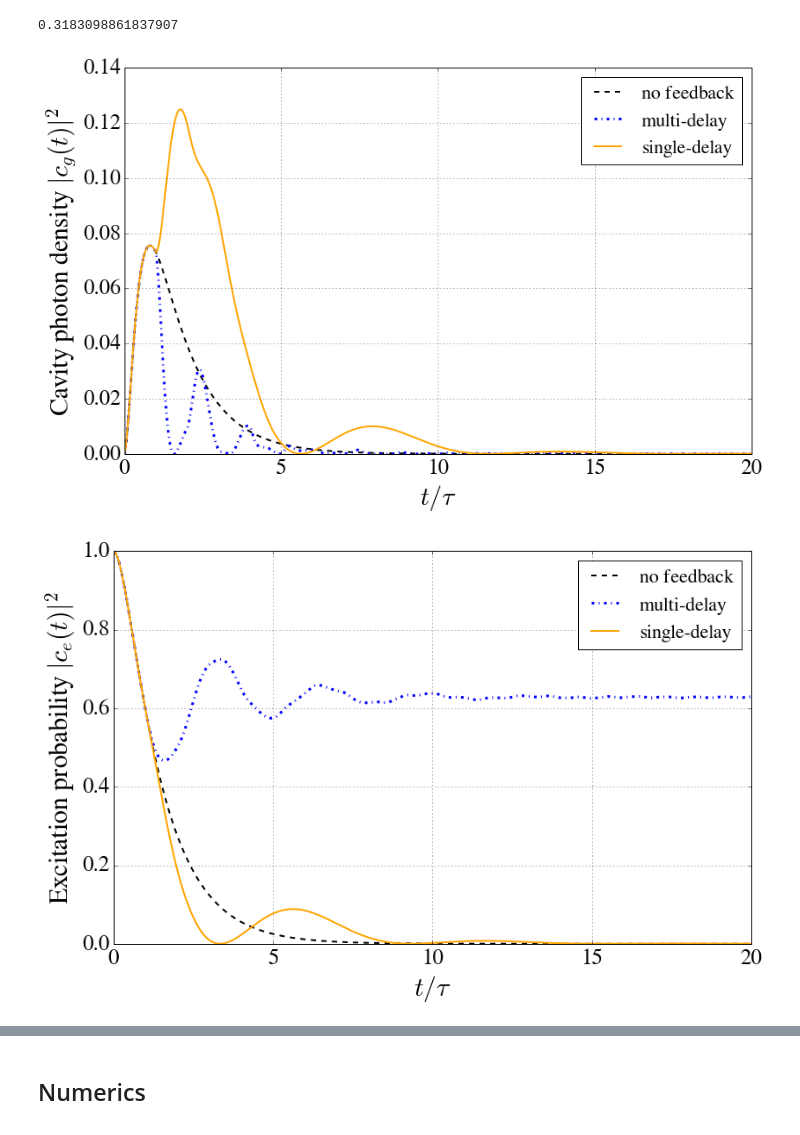
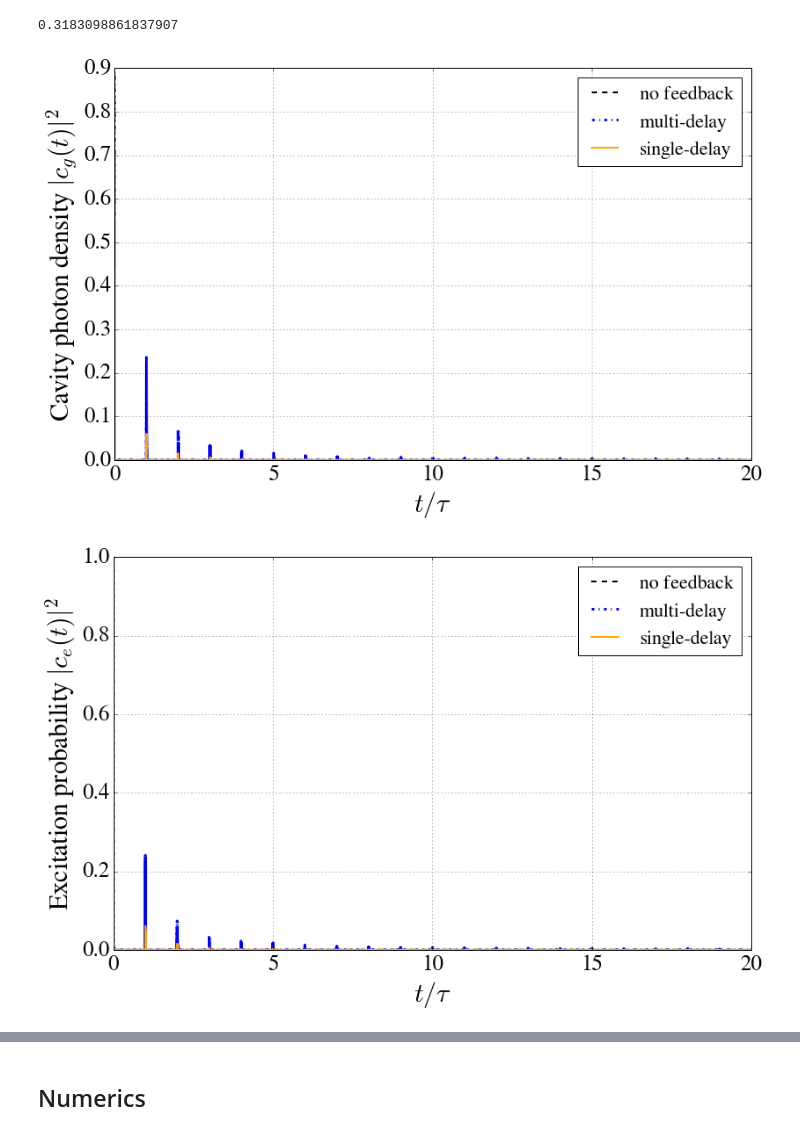
Before and after one commit to nemetniki/with-Andreas, a Jupyter notebook: CQED_standingwave.ipynb, the cells around one changed output, grey strips where cells are left out. Cells and saved outputs as stored; diff of their text form; code cells hidden in the pictures.

```diff
--- a/CQED_standingwave.ipynb
+++ b/CQED_standingwave.ipynb
@@ -48,17 +48,17 @@ from pydelay import dde23
 # %%
 eqnsST1 = {
     'ce:c' : '(ii*gam)*cg',
-    'cg:c' : '(ii*gam)*ce - 2*kap*(cg-cg(t-tau)*heavi(t-tau))-kap1*cg'
+    'cg:c' : '(ii*gam)*ce - 2*kap*(cg-cg(t-tau)*heavi(t-tau))- kap1*cg'
     }
 
 eqnsSTnofb = {
     'ce:c' : '(ii*gam)*cg',
-    'cg:c' : '(ii*gam)*ce - 2*kap*cg-kap1*cg'
+    'cg:c' : '(ii*gam)*ce - 2*kap*cg- kap1*cg'
     }
 
 eqnsSTmany = {
     'ce:c' : '(ii*gam)*cg',
-    'cg:c' : '(ii*gam)*ce -kap1*cg- kap*4*(0.5*cg+cg(t-tau)*heavi(t-tau)+cg(t-2*tau)*heavi(t-2*tau)\
+    'cg:c' : '(ii*gam)*ce - kap1*cg - kap*4*(0.5*cg+cg(t-tau)*heavi(t-tau)+cg(t-2*tau)*heavi(t-2*tau)\
     +cg(t-3*tau)*heavi(t-3*tau)+cg(t-4*tau)*heavi(t-4*tau)+cg(t-5*tau)*heavi(t-5*tau)\
     +cg(t-6*tau)*heavi(t-6*tau)+cg(t-7*tau)*heavi(t-7*tau)+cg(t-8*tau)*heavi(t-8*tau)\
     +cg(t-9*tau)*heavi(t-9*tau)+cg(t-10*tau)*heavi(t-10*tau)+cg(t-11*tau)*heavi(t-11*tau)\
@@ -68,9 +68,9 @@ eqnsSTmany = {
     }
 
 paramsST = {
-            'gam' : 1.,
+            'gam' : 40.,
             'kap' : 1.,
-            'tau' : np.pi/3.,
+            'tau' : 100.*np.pi,
             'kap1': 1.
                         }
 
@@ -84,11 +84,11 @@ double heavi(double t) {
 """
 
 ddeST1 = dde23(eqns=eqnsST1, params=paramsST, supportcode=mycode)
-ddeST1.set_sim_params(tfinal=20*paramsST['tau'], dtmax=.01)
+ddeST1.set_sim_params(tfinal=20*paramsST['tau'], dtmax=.001)
 ddeSTnofb = dde23(eqns=eqnsSTnofb, params=paramsST, supportcode=mycode)
-ddeSTnofb.set_sim_params(tfinal=20*paramsST['tau'], dtmax=.01)
+ddeSTnofb.set_sim_params(tfinal=20*paramsST['tau'], dtmax=.001)
 ddeSTmany = dde23(eqns=eqnsSTmany, params=paramsST, supportcode=mycode)
-ddeSTmany.set_sim_params(tfinal=20*paramsST['tau'], dtmax=.01)
+ddeSTmany.set_sim_params(tfinal=20*paramsST['tau'], dtmax=.001)
 # %%
 histfuncST = { 'ce': lambda t: 1,
              'cg': lambda t: 0
@@ -107,15 +107,15 @@ mpl.rc('font',family='FreeSerif')
 mpl.rc('xtick',labelsize=25)
 mpl.rc('ytick',labelsize=25)
 
-sol1 = ddeST1.sample(0,20*paramsST['tau'],.01)
+sol1 = ddeST1.sample(0,20*paramsST['tau'],.001)
 tST1  = sol1['t']/paramsST['tau']
 ceST1 = sol1['ce']
 cgST1 = sol1['cg']
-solnofb = ddeSTnofb.sample(0,20*paramsST['tau'],.01)
+solnofb = ddeSTnofb.sample(0,20*paramsST['tau'],.001)
 tSTnofb  = solnofb['t']/paramsST['tau']
 ceSTnofb = solnofb['ce']
 cgSTnofb = solnofb['cg']
-solmany = ddeSTmany.sample(0,20*paramsST['tau'],.01)
+solmany = ddeSTmany.sample(0,20*paramsST['tau'],.001)
 tSTmany  = solmany['t']/paramsST['tau']
 ceSTmany = solmany['ce']
 cgSTmany = solmany['cg']
@@ -128,38 +128,38 @@ plt.hold(True)
 plt.plot(tSTmany,np.abs(cgSTmany)**2,linewidth=3.0,label='multi-delay',color='b',ls='-.')
 plt.plot(tST1,np.abs(cgST1)**2,linewidth=2.0,label='single-delay',color = 'orange')
 plt.xlabel('$t/\\tau$',fontsize=30.)
-#plt.xlim(0,10)
-#plt.xlim(1.,1.001)
+#plt.xlim(4.0,4.07)
+#plt.xlim(1.,20)
 plt.ylabel('Cavity photon density $|c_g(t)|^2$',fontsize=30.)
 plt.legend(loc='upper right',fontsize = 22)
 plt.grid(True)
 plt.figure(2,figsize=(13,8))
 plt.plot(tSTnofb,np.abs(ceSTnofb)**2,linewidth=2.0,label='no feedback',color='k',ls='--')
 plt.hold(True)
 plt.ylim(0,1)
-#plt.xlim(1.999,2.001)
+#plt.xlim(0.,0.1)
 plt.plot(tSTmany,np.abs(ceSTmany)**2,linewidth=3.0,label='multi-delay',color='b',ls='-.')
 plt.plot(tST1,np.abs(ceST1)**2,linewidth=2.0,label='single-delay',color = 'orange')
 plt.xlabel('$t/\\tau$',fontsize=30.)
 plt.ylabel('Excitation probability $|c_e(t)|^2$',fontsize=30.)
 plt.legend(loc='upper right',fontsize = 22)
 #plt.xlim(0,3)
 #plt.xlim(0,10)
 plt.grid(True)
 plt.figure(3,figsize=(13,8))
 plt.plot(tSTnofb,1-(np.abs(ceSTnofb)**2+np.abs(cgSTnofb)**2),linewidth=2.0,label='no feedback',color='k',ls='--')
 plt.hold(True)
 plt.ylim(0,1)
 #plt.xlim(1.99,2.01)
 plt.plot(tSTmany,1-(np.abs(ceSTmany)**2+np.abs(cgSTmany)**2),linewidth=3.0,label='multi-delay',color='b',ls='-.')
 plt.plot(tST1,1-(np.abs(ceST1)**2+np.abs(cgST1)**2),linewidth=2.0,label='single-delay',color = 'orange')
 plt.xlabel('$t/\\tau$',fontsize=30.)
 plt.ylabel('Outer photon density $\sum_{q^\prime}|c_{g,q^\prime}(t)|^2$',fontsize=30.)
 plt.legend(loc='upper right',fontsize = 22)
 #plt.xlim(0,10)
 #plt.xlim(0,3)
 plt.grid(True)
 plt.show()
 # %% [output]
-[figure, old version]
+[figure, new version]
-[figure, old version]
+[figure, new version]
```
Also changed, not shown: parts of 7 cells of this notebook, 1 other file.
